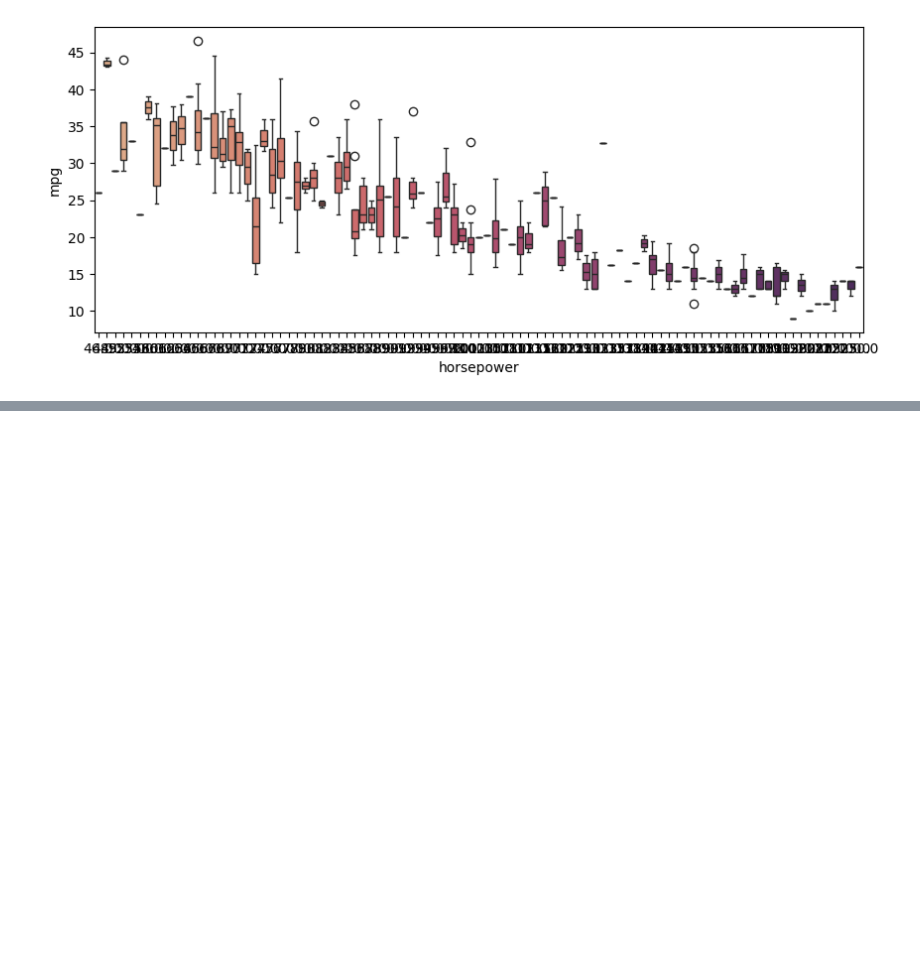
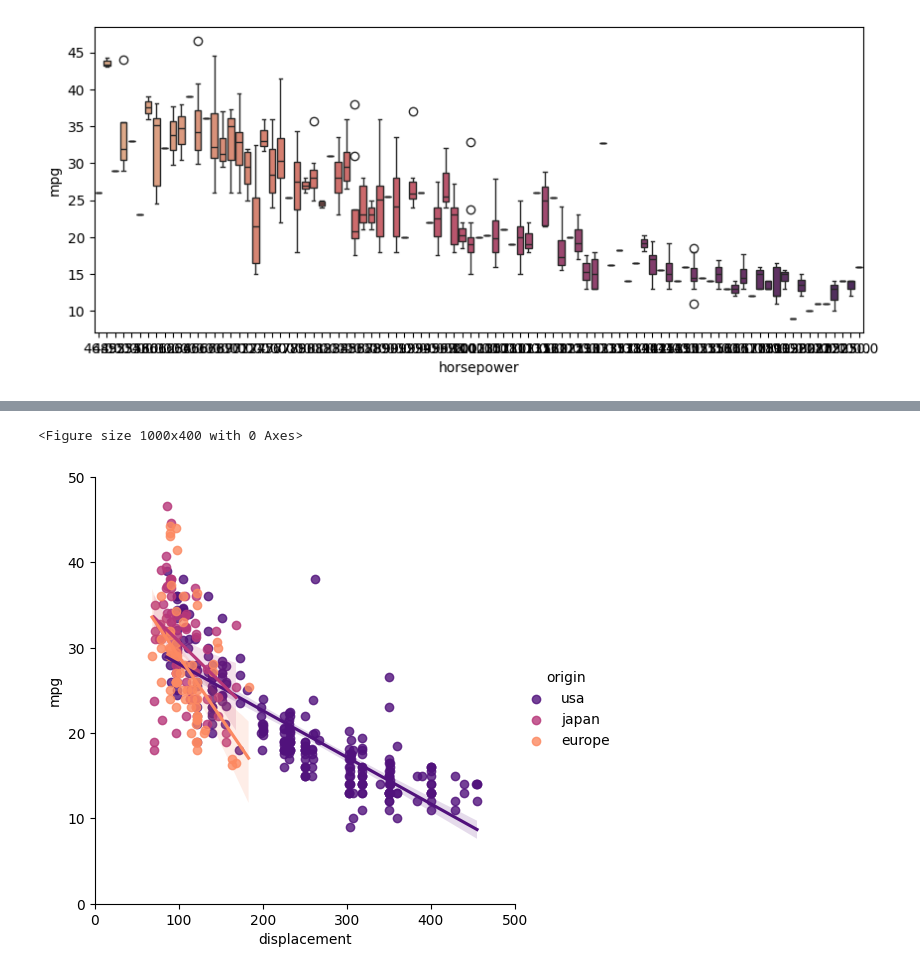
Before and after one commit to tshihab07/MPG-Forecasting-Model, a Jupyter notebook: MPG Forecasting Model.ipynb, the cells around one changed output, grey strips where cells are left out. Saved outputs shown, nothing was run; the diff lists cells and outputs as text; code cells hidden in the pictures; blank space fills up the shorter version.

```diff
--- a/MPG Forecasting Model.ipynb
+++ b/MPG Forecasting Model.ipynb
@@ -257,0 +307,15 @@ plt.show()
+# %%
+# figure size
+plt.figure(figsize=(10, 4))
+
+# lmplot for mpg vs displacement
+sns.lmplot(data = df, x="displacement", y="mpg", hue = "origin", palette="magma")
+
+# set boundaries for x and y axes
+plt.ylim(0, 50)
+plt.xlim(0, 500)
+
+plt.show()
+# %% [output]
+<Figure size 1000x400 with 0 Axes>
+[figure, added]
```
Also changed, not shown: parts of 5 cells of this notebook.
